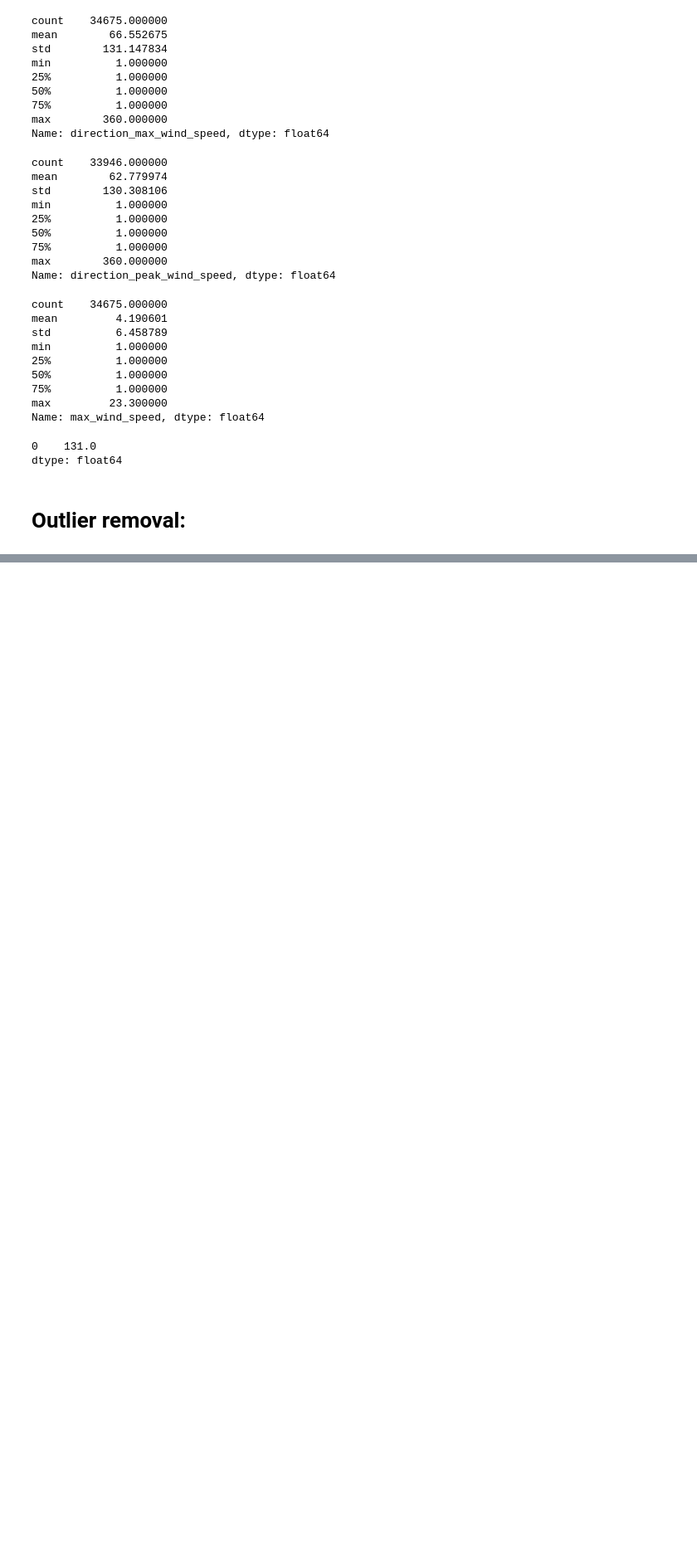
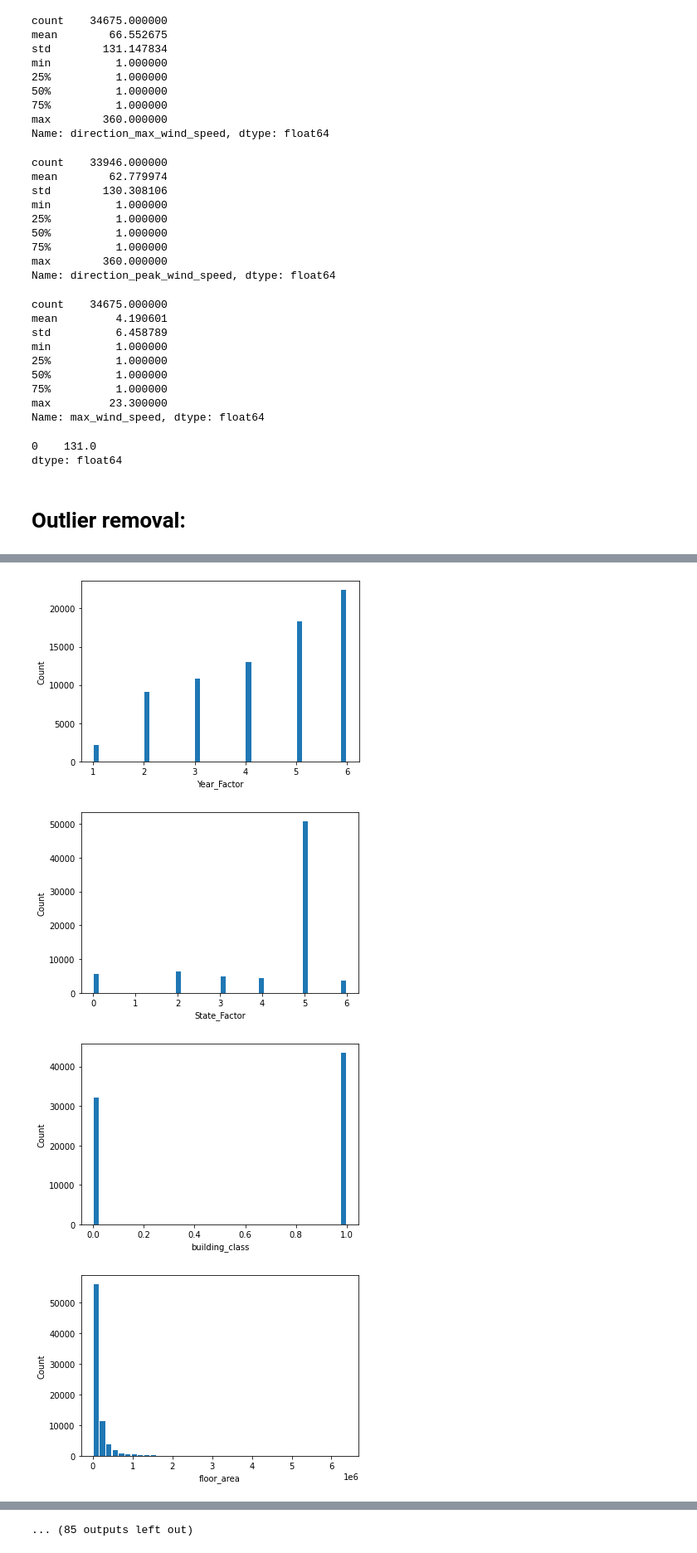
Before and after one commit to AnuragTimilsina/wids_datathon2022, a Jupyter notebook: wids_kaggle_challenge.ipynb, the cells around one changed output, grey strips where cells are left out. Shown at 83% size. Drawn from its saved outputs; the diff is of its cells as text; code cells hidden in the pictures; blank space fills up the shorter version.

Commit message:
Done till distribution observation

```diff
--- a/wids_kaggle_challenge.ipynb
+++ b/wids_kaggle_challenge.ipynb
@@ -255,0 +321,12 @@ missing_value_handler(encoded_data, column='days_with_fog', strategy="most_frequ
+# %%
+#looping through each column to see the nature of the distribution
+for cols in encoded_data.columns:
+    plt.hist(encoded_data[cols], bins=40, rwidth=0.8)
+    plt.xlabel(f'{cols}')
+    plt.ylabel('Count')
+    plt.show()
+# %% [output]
+[figure, added]
+[figure, added]
+[figure, added]
+[figure, added]
@@ -255,0 +341 @@ missing_value_handler(encoded_data, column='days_with_fog', strategy="most_frequ
+... (85 outputs left out)
```
Also changed, not shown: parts of 10 cells of this notebook.
